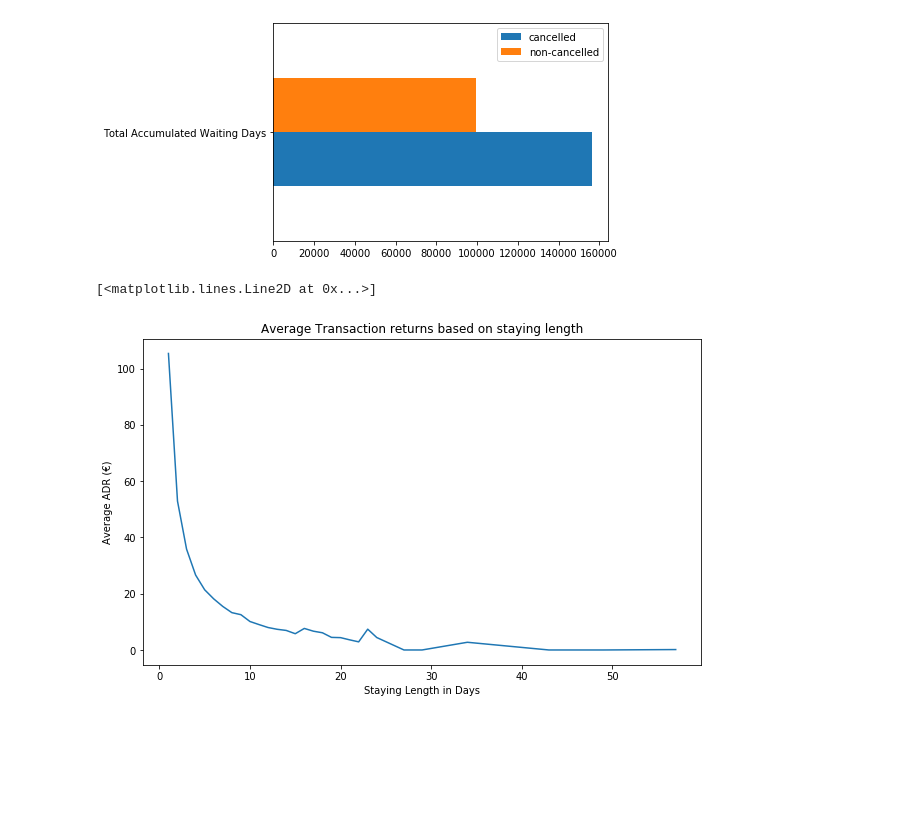
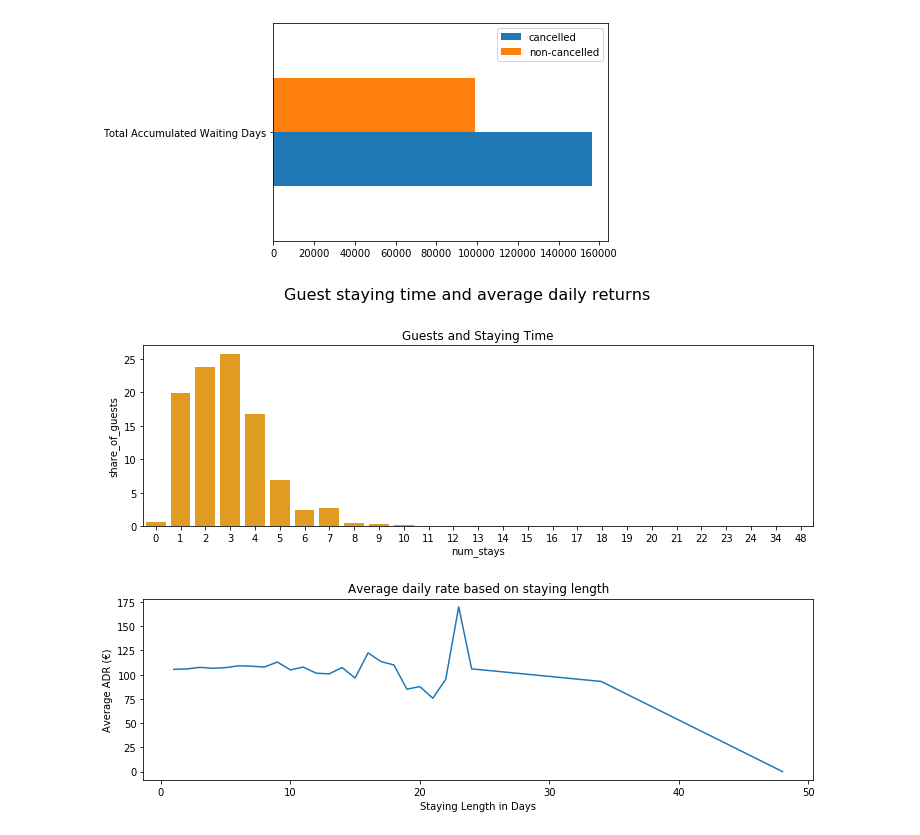
Before and after one commit to IkbalYesiltas/hotel-demand-analysis, a Jupyter notebook: Hotel_Analysis.ipynb, the cells around one changed output. Drawn from its saved outputs; the diff is of its cells as text; code cells hidden in the pictures; blank space fills up the shorter version.

```diff
--- a/Hotel_Analysis.ipynb
+++ b/Hotel_Analysis.ipynb
@@ -10,3 +8,20 @@ num_of_rows = len(city.index)
+# %%
+#Data Cleaning
+
+#Filling missing Values to operate more effectively -> No agent or country means private booking --> id = 0, Country is "Unknown"
+#And Children is a simply numeric 0
+nan_replacements = {"children:": 0.0,"country": "Unknown", "agent": 0, "company": 0}
+data = data.fillna(nan_replacements)
+
+#Eliminating meaningless rows with no actual guests
+zero_guests = list(data.loc[data["adults"]
+                   + data["children"]
+                   + data["babies"]==0].index)
+data.drop(data.index[zero_guests], inplace=True)
+
+#Focus of this Analysis is the city hotel
+city = data[data.hotel == "City Hotel"]
+num_of_rows = len(city.index)
 # %%
 # Customer/Market Segmentation
 # %%
@@ -123,21 +144,40 @@ repeated_guests_rate = len(city[city["is_repeated_guest"] == 1])/num_of_rows
 # %%
 #Optimizing Daily Rates
 
 sum_stays = non_cancels["stays_in_week_nights"] + non_cancels["stays_in_weekend_nights"]
 totalstays_and_adr = non_cancels[["stays_in_week_nights", "stays_in_weekend_nights","adr"]].copy()
 totalstays_and_adr["total_stays"] = sum_stays
 totalstays_and_adr["weekend_ratio"] = totalstays_and_adr["stays_in_weekend_nights"]/totalstays_and_adr["stays_in_week_nights"]
 
 #Optimal Staying Length = maximum Average Daily Rate (sum of all lodging transaction / number of staying days)
 adr_per_numberofdays = totalstays_and_adr.groupby("total_stays").sum()
 adr_per_numberofdays["avg_adr"] = adr_per_numberofdays["adr"]/(adr_per_numberofdays["stays_in_week_nights"] + adr_per_numberofdays["stays_in_weekend_nights"])
-average_rates = adr_per_numberofdays["avg_adr"].tolist()
+adr_per_numberofdays["length_adr"] = adr_per_numberofdays["avg_adr"] * adr_per_numberofdays.index
+avg_rates = adr_per_numberofdays["length_adr"].tolist()
 total_stays = adr_per_numberofdays.index.tolist()
 
+#Guest and Staying Lengths
+avg_stay = totalstays_and_adr["total_stays"].sum()/len(totalstays_and_adr.index)
+
+#Creating a Dataframe with the relevant data to plot
+staying_lengths = list(totalstays_and_adr["total_stays"].value_counts().index)
+instances_per_length = list(totalstays_and_adr["total_stays"].value_counts())
+rel_instances_length =  totalstays_and_adr["total_stays"].value_counts() / sum(instances_per_length) * 100 #Convert into Percentage
+rel_df = pd.DataFrame({
+    "num_stays": staying_lengths,
+    "share_of_guests": rel_instances_length
+})
+
+#Plotting the percentage of guest that booked certain number of nights
+fig3, (ax3, ax4) = plt.subplots(2, figsize = (12,8))
+fig3.subplots_adjust(hspace = 0.4)
+fig3.suptitle("Guest staying time and average daily returns", fontsize = 16)
+ax3.set(title = "Guests and Staying Time")
+sns.barplot(x = "num_stays", y = "share_of_guests", data = rel_df, palette = ["Orange"], ax = ax3)
+
 #Plot the adr curve to see correltation between staying days and average daily rates
-fig6, ax6 = plt.subplots(figsize = (10,6))
-ax6.set(xlabel = "Staying Length in Days", ylabel = "Average ADR (€)", title = "Average Transaction returns based on staying length")
-ax6.plot(total_stays, average_rates,)
+ax4.set(xlabel = "Staying Length in Days", ylabel = "Average ADR (€)", title = "Average daily rate based on staying length")
+ax4.plot(total_stays, avg_rates,)
+plt.show()
 # %% [output]
-[<matplotlib.lines.Line2D at 0x...>]
-[figure, old version]
+[figure, new version]
```
Also changed, not shown: parts of 5 cells of this notebook.
